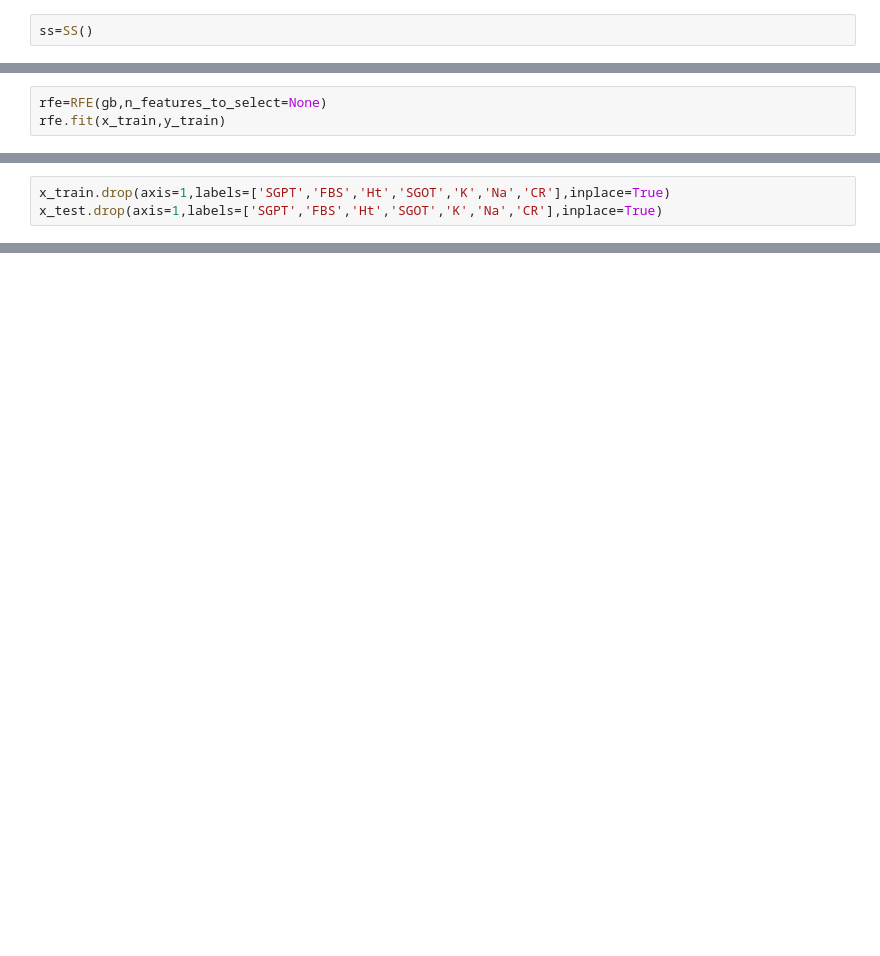
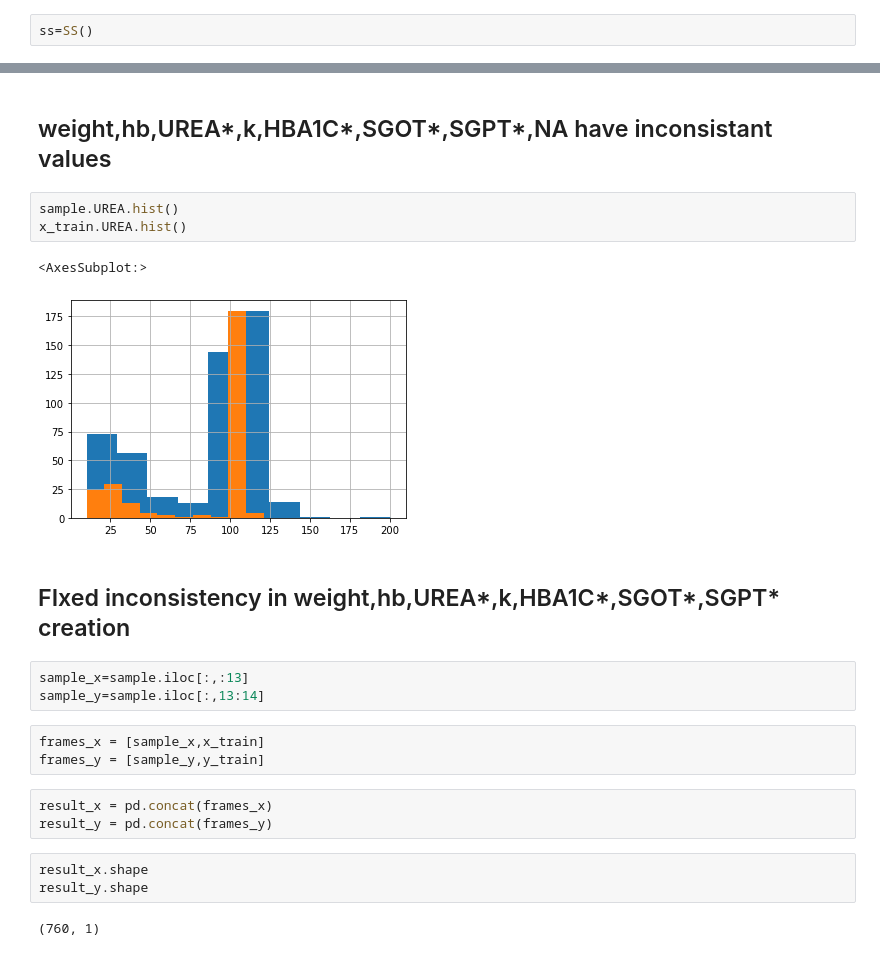
Before and after one commit to karanwxliaa/DietProj, a Jupyter notebook: cal.ipynb, the cells around one changed output, grey strips where cells are left out. Cells and saved outputs as stored; diff of their text form; blank space fills up the shorter version.

```diff
--- a/cal.ipynb
+++ b/cal.ipynb
@@ -157,3 +56,0 @@ SGPT 0.030684397767034143
-# %%
-rfe=RFE(gb,n_features_to_select=None)
-rfe.fit(x_train,y_train)
@@ -167,3 +56,0 @@ array([1, 1, 1, 1, 5, 2, 1, 3, 1, 8, 4, 6, 7])
-# %%
-x_train.drop(axis=1,labels=['SGPT','FBS','Ht','SGOT','K','Na','CR'],inplace=True)
-x_test.drop(axis=1,labels=['SGPT','FBS','Ht','SGOT','K','Na','CR'],inplace=True)
@@ -238,0 +118,24 @@ metrics.mean_absolute_error(ss.fit_transform(y_test),dtr.predict(ss.fit_transfor
+# %% [markdown]
+## weight,hb,UREA*,k,HBA1C*,SGOT*,SGPT*,NA have inconsistant values
+# %%
+sample.UREA.hist()
+x_train.UREA.hist()
+# %% [output]
+<AxesSubplot:>
+[figure, added]
+# %% [markdown]
+## FIxed inconsistency in weight,hb,UREA*,k,HBA1C*,SGOT*,SGPT* creation
+# %%
+sample_x=sample.iloc[:,:13]
+sample_y=sample.iloc[:,13:14]
+# %%
+frames_x = [sample_x,x_train]
+frames_y = [sample_y,y_train]
+# %%
+result_x = pd.concat(frames_x)
+result_y = pd.concat(frames_y)
+# %%
+result_x.shape
+result_y.shape
+# %% [output]
+(760, 1)
```
Also changed, not shown: parts of 51 cells of this notebook.
